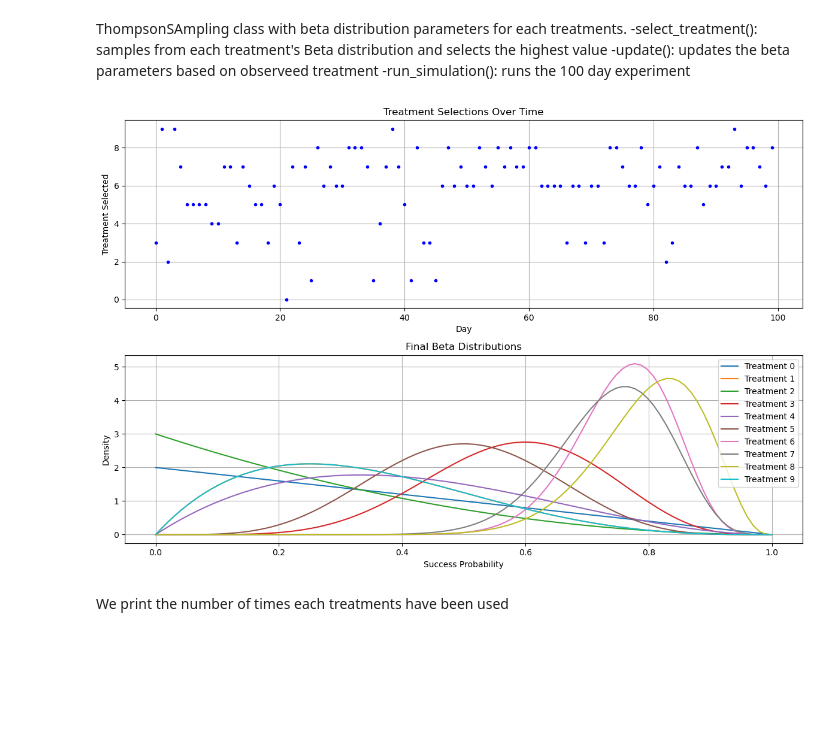
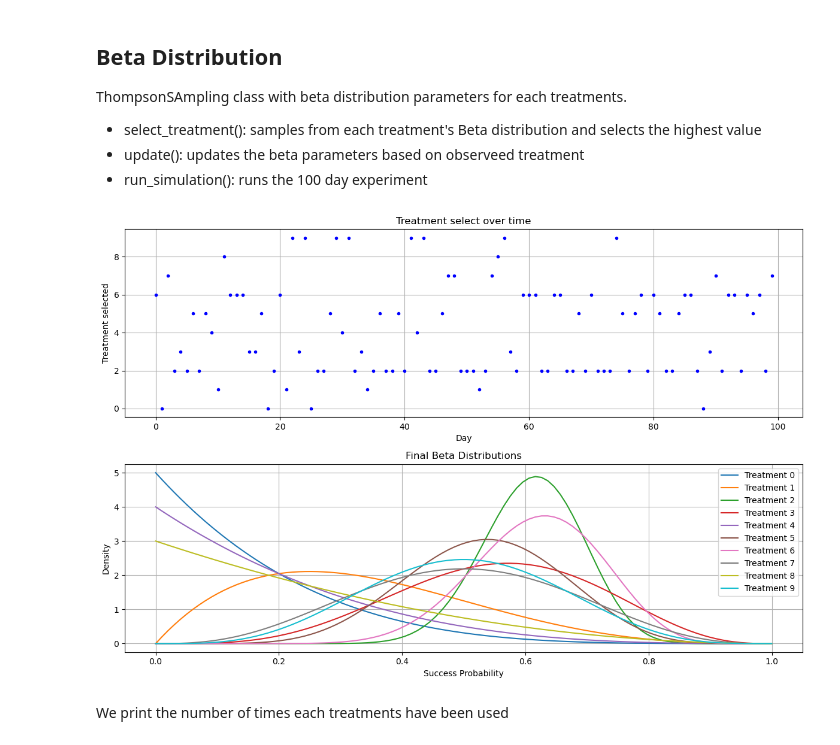
Before and after one commit to GTerLeon/intro_recommendersystem, a Jupyter notebook: beta_thompson.ipynb, the cells around one changed output. Drawn from its saved outputs; the diff is of its cells as text; code cells hidden in the pictures; blank space fills up the shorter version.

```diff
--- a/beta_thompson.ipynb
+++ b/beta_thompson.ipynb
@@ -4,0 +95,4 @@ import matplotlib.pyplot as plt
+# %%
+unique, counts = np.unique(greedy.choices, return_counts=True)
+for treatment, count in zip(unique, counts):
+    print(f"Treatment {treatment}: {count} times")
@@ -5,8 +110,10 @@ import matplotlib.pyplot as plt
 # %% [markdown]
+## Beta Distribution
+
 ThompsonSAmpling class with beta distribution parameters for each treatments.
--select_treatment(): samples from each treatment's Beta distribution and selects the highest value
--update(): updates the beta parameters based on observeed treatment
--run_simulation(): runs the 100 day experiment
+- select_treatment(): samples from each treatment's Beta distribution and selects the highest value
+- update(): updates the beta parameters based on observeed treatment
+- run_simulation(): runs the 100 day experiment
 # %%
 class ThompsonSampling:
     def __init__(self, n_treatments=10, n_days=100):
@@ -68,13 +175,13 @@ class ThompsonSampling:
         plt.show()
 # %%
 #arbitrarily set probabilities for each treatment
-true_probabilities = np.array([0.1, 0.2, 0.3, 0.4, 0.5, 0.6, 0.7, 0.8, 0.9, 0.15])
+true_probabilities = np.array([0.1, 0.3, 0.5, 0.7, 0.2, 0.4, 0.6, 0.8, 0.25, 0.55])
 
 ts = ThompsonSampling()
 ts.run_simulation(true_probabilities)
 ts.plot_results()
 # %% [output]
-[figure, old version]
+[figure, new version]
 # %% [markdown]
 We print the number of times each treatments have been used
 # %%
```
Also changed, not shown: parts of 5 cells of this notebook, 1 other file.
